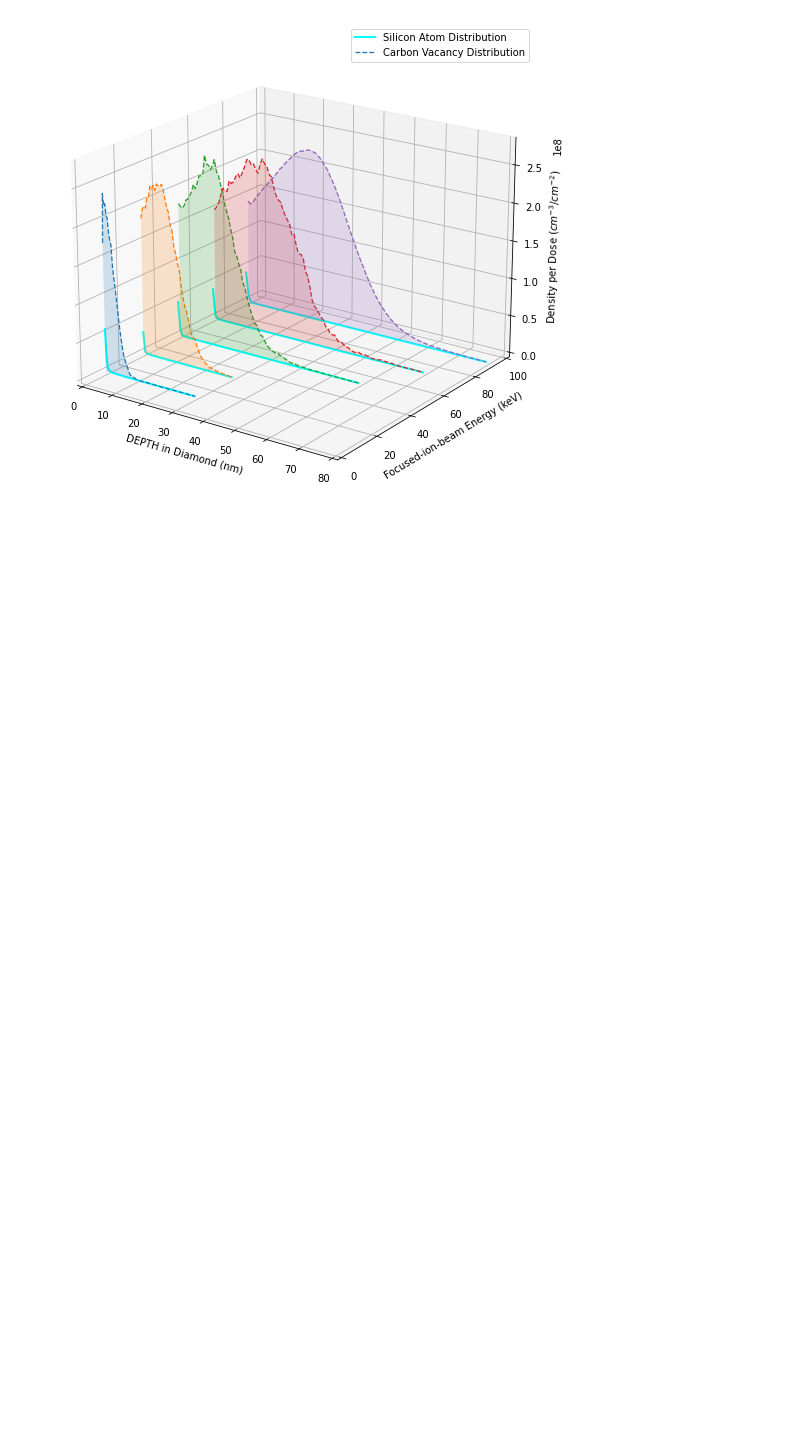
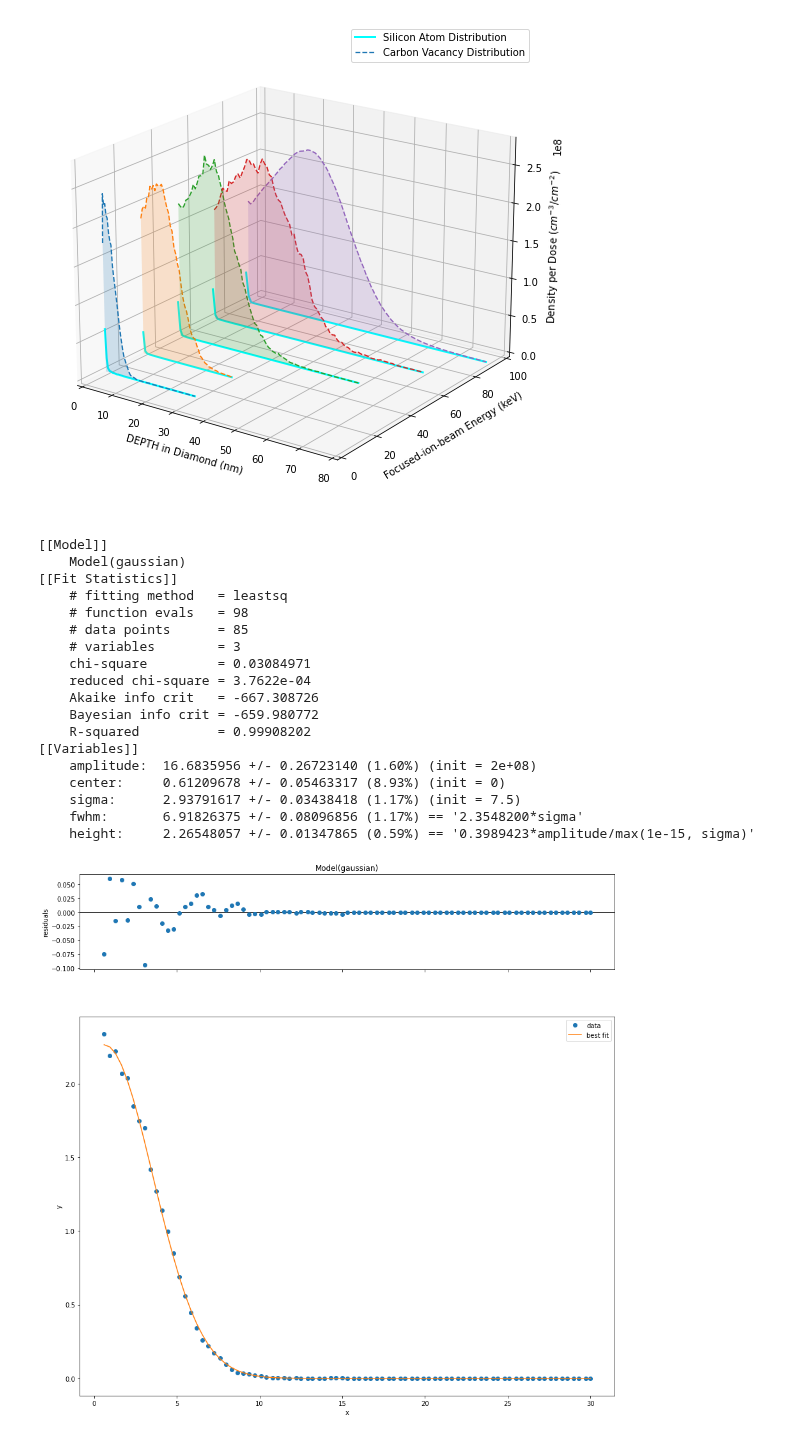
Before and after one commit to ahserhan/SiO2-SiV, a Jupyter notebook: 5nm SiO2/Raw data show.ipynb, the cells around one changed output. Saved outputs shown, nothing was run; the diff lists cells and outputs as text; code cells hidden in the pictures; blank space fills up the shorter version.

```diff
--- a/5nm SiO2/Raw data show.ipynb
+++ b/5nm SiO2/Raw data show.ipynb
@@ -86,3 +66,36 @@ ax.legend()
 No handles with labels found to put in legend.
 <matplotlib.legend.Legend at 0x...>
 [figure]
+# %%
+model1 = GaussianModel()
+model = model1
+params = model.make_params()
+params['amplitude'].set(value = 2e8, vary=True)
+params['center'].set(value = 0, vary=True)
+params['sigma'].set(value = 7.5, vary=True)
+
+model_fit = model.fit(data10keV['C'][1:], params, x=data10keV['DEPTH'][1:])
+print(model_fit.fit_report(show_correl=False))
+
+myfig=plt.figure(figsize=(15,15))
+model_fit.plot(fig=myfig);
+# %% [output]
+[[Model]]
+    Model(gaussian)
+[[Fit Statistics]]
+    # fitting method   = leastsq
+    # function evals   = 98
+    # data points      = 85
+    # variables        = 3
+    chi-square         = 0.03084971
+    reduced chi-square = 3.7622e-04
+    Akaike info crit   = -667.308726
+    Bayesian info crit = -659.980772
+    R-squared          = 0.99908202
+[[Variables]]
+    amplitude:  16.6835956 +/- 0.26723140 (1.60%) (init = 2e+08)
+    center:     0.61209678 +/- 0.05463317 (8.93%) (init = 0)
+    sigma:      2.93791617 +/- 0.03438418 (1.17%) (init = 7.5)
+    fwhm:       6.91826375 +/- 0.08096856 (1.17%) == '2.3548200*sigma'
+    height:     2.26548057 +/- 0.01347865 (0.59%) == '0.3989423*amplitude/max(1e-15, sigma)'
+[figure, added]
```
Also changed, not shown: parts of 5 cells of this notebook, 1 other file.
